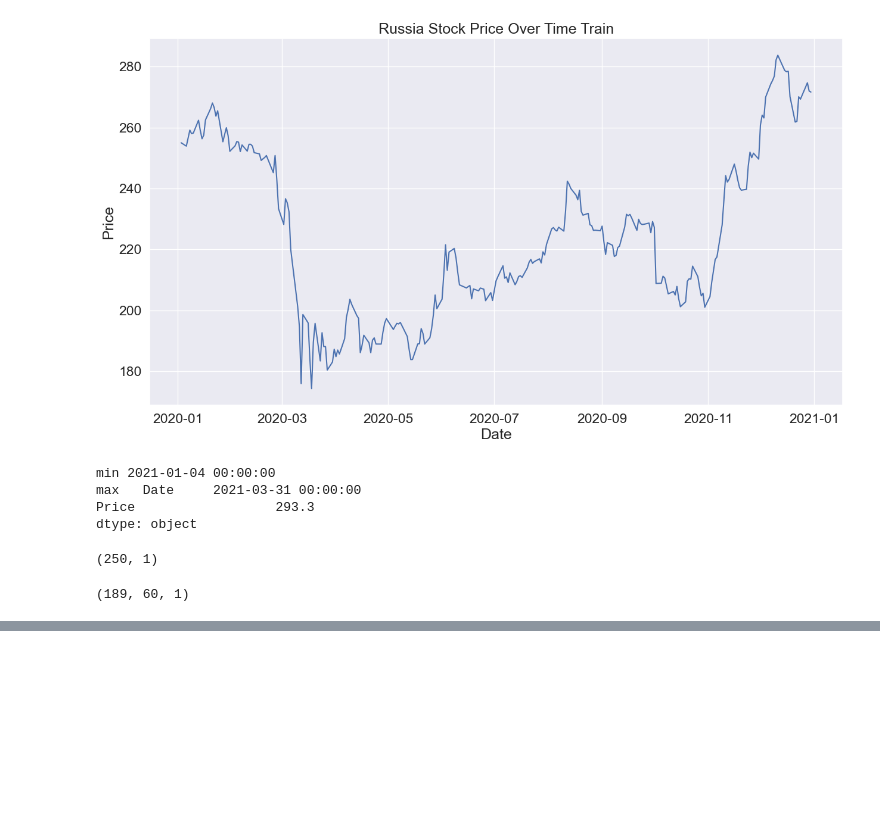
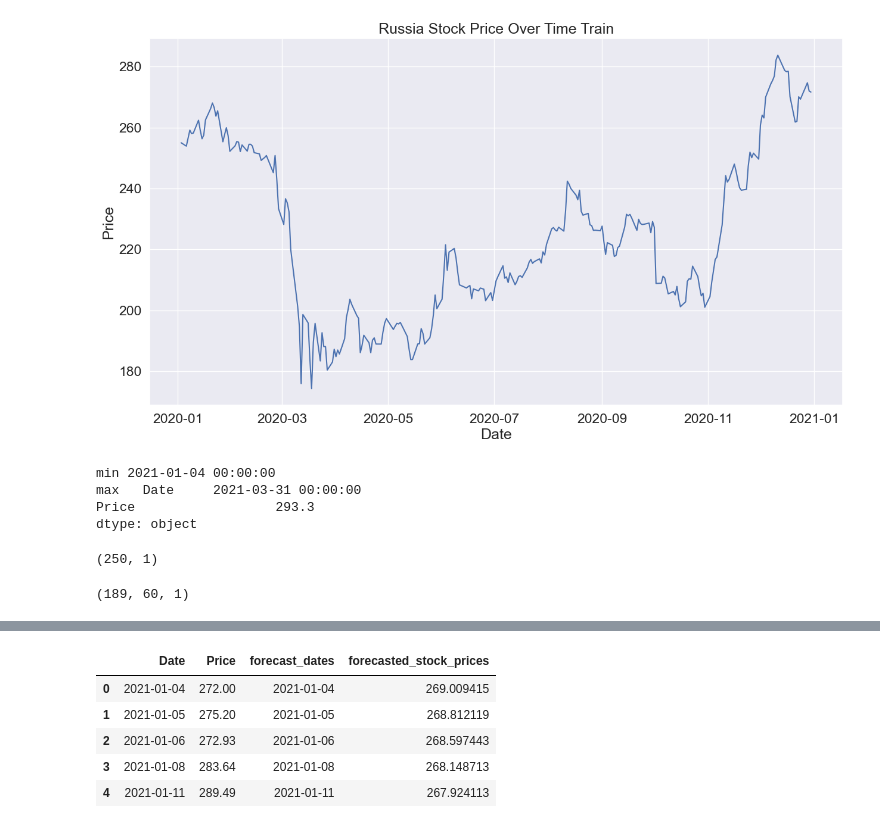
Before and after one commit to dgarbato/WWGJHClWs1tcyiwi, a Jupyter notebook: LSTM_Russia (2).ipynb, the cells around one changed output, grey strips where cells are left out. Cells and saved outputs as stored; diff of their text form; code cells hidden in the pictures; blank space fills up the shorter version.

```diff
--- a/LSTM_Russia (2).ipynb
+++ b/LSTM_Russia (2).ipynb
@@ -185,0 +219,11 @@ x_input.shape
+# %%
+comparison = test_data.merge(forecast_df, left_on='Date', right_on='forecast_dates', how='inner')
+
+comparison.head()
+# %% [output]
+|  | Date | Price | forecast_dates | forecasted_stock_prices |
+| 0 | 2021-01-04 | 272.00 | 2021-01-04 | 269.009415 |
+| 1 | 2021-01-05 | 275.20 | 2021-01-05 | 268.812119 |
+| 2 | 2021-01-06 | 272.93 | 2021-01-06 | 268.597443 |
+| 3 | 2021-01-08 | 283.64 | 2021-01-08 | 268.148713 |
+| 4 | 2021-01-11 | 289.49 | 2021-01-11 | 267.924113 |
```
Also changed, not shown: parts of 11 cells of this notebook, 2 other files.
